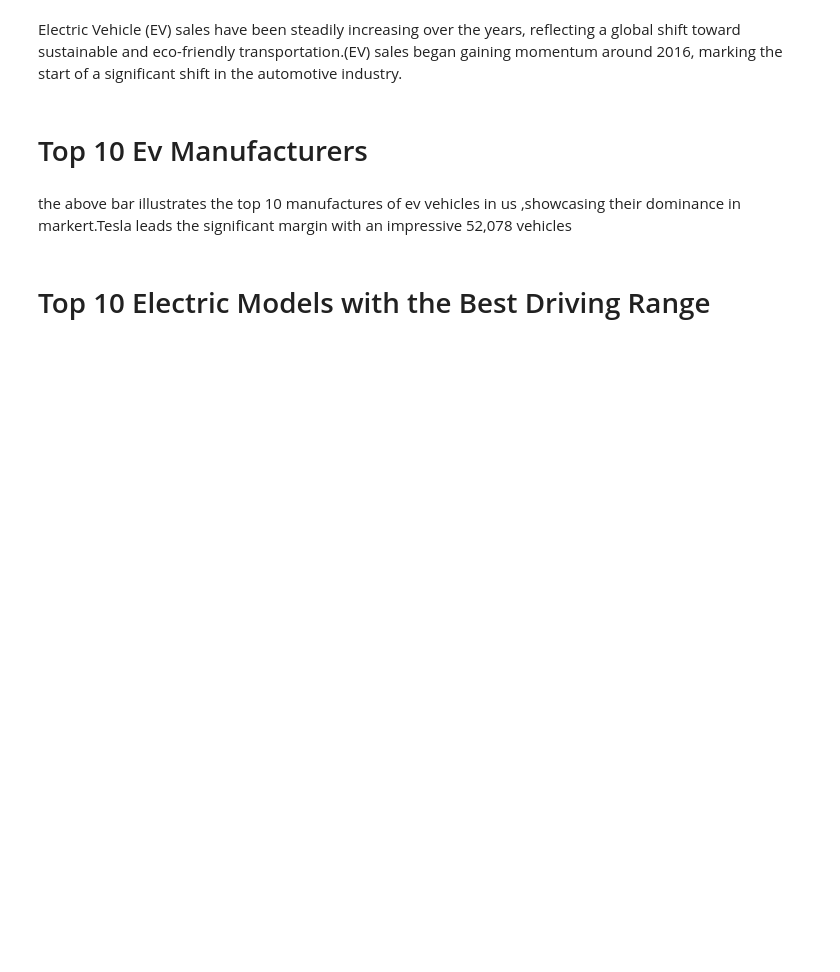
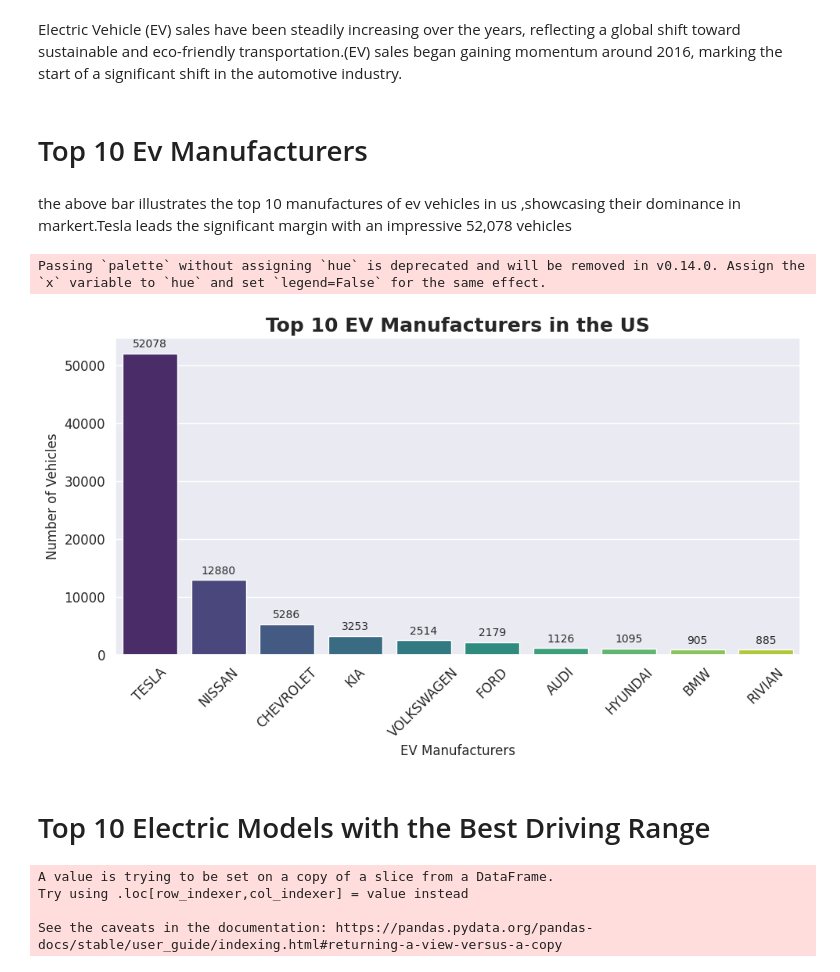
Before and after one commit to shameem11/Data-Analytics, a Jupyter notebook: Ev_vehicle_Market_Analysis.ipynb, the cells around one changed output. Cells and saved outputs as stored; diff of their text form; code cells hidden in the pictures; blank space fills up the shorter version.

```diff
--- a/Ev_vehicle_Market_Analysis.ipynb
+++ b/Ev_vehicle_Market_Analysis.ipynb
@@ -151,15 +143,85 @@ fig.show()
 # %% [markdown]
 the above bar illustrates the top 10 manufactures of ev vehicles in us ,showcasing their dominance in markert.Tesla leads the significant margin with an impressive 52,078 vehicles
+# %%
+Data_bev = Ev_Data[Ev_Data['Electric Vehicle Type'] == 'Battery Electric Vehicle (BEV)']
+
+Top_companies = Data_bev['Make'].value_counts(ascending=False).head(10).reset_index()
+Top_companies.columns = ['Make', 'Count']
+
+
+sns.set_style("darkgrid")
+
+# Create the bar plot
+plt.figure(figsize=(10, 6))
+bar_plot = sns.barplot(
+    data=Top_companies,
+    x='Make',
+    y='Count',
+    palette='viridis'
+)
+
+
+bar_plot.set_title('Top 10 EV Manufacturers in the US', fontsize=18, weight='bold', loc='center')
+bar_plot.set_xlabel('EV Manufacturers', fontsize=12)
+bar_plot.set_ylabel('Number of Vehicles', fontsize=12)
+bar_plot.tick_params(axis='x', rotation=45)
+
+
+for i, bar in enumerate(bar_plot.patches):
+    bar_plot.annotate(
+        format(bar.get_height(), '.0f'),
+        (bar.get_x() + bar.get_width() / 2., bar.get_height()),
+        ha='center', va='center',
+        size=10, xytext=(0, 8),
+        textcoords='offset points'
+    )
+
+# Show the plot
+plt.tight_layout()
+plt.show()
+# %% [output]
+Passing `palette` without assigning `hue` is deprecated and will be removed in v0.14.0. Assign the `x` variable to `hue` and set `legend=False` for the same effect.
+[figure, added]
 # %% [markdown]
 # Top 10 Electric Models with the Best Driving Range
 # %%
+import plotly.express as px
+
 Ev_bev = Ev_Data[Ev_Data['Electric Vehicle Type'] == 'Battery Electric Vehicle (BEV)']
+Ev_bev['Electric Range'] = pd.to_numeric(Ev_bev['Electric Range'], errors='coerce')
+# Get the top 10 most frequent ranges
 top_range = Ev_bev['Electric Range'].value_counts(ascending=False).head(10).index
+# Filter for models with the top ranges
+top_range_models = Ev_bev[Ev_bev['Electric Range'].isin(top_range)]
+# Prepare the result DataFrame
+result = (
+    top_range_models[['Make', 'Model', 'Electric Range']]
+    .drop_duplicates()
+    .sort_values(by='Electric Range', ascending=False)
+)
+# Plot the bar chart
+fig = px.bar(
+    data_frame=result,
+    x='Model',
+    y='Electric Range',
+    title='Top Models by Electric Range',
+    labels={'Model': 'Car Model', 'Electric Range': 'Range (Miles)'},
+    template='plotly_dark',
+    color_discrete_sequence=['#636EFA'],  # Set a custom color
+    height=600
+)
 
+# Customize the layout
+fig.update_layout(
+    xaxis_title="Car Model",
+    yaxis_title="Electric Range (Miles)",
+    xaxis=dict(tickangle=45),
+    plot_bgcolor='rgba(0, 0, 0, 0)'
+)
 
-top_range_models = Ev_bev[Ev_bev['Electric Range'].isin(top_range)]
-result = top_range_models[['Make','Model','Electric Range']].drop_duplicates().sort_values(by='Electric Range', ascending=False)
-
-
-fig = px.bar(data_frame = result,x='Model',y='Electric Range')
 fig.show()
+# %% [output]
+A value is trying to be set on a copy of a slice from a DataFrame.
+Try using .loc[row_indexer,col_indexer] = value instead
+
+See the caveats in the documentation: https://pandas.pydata.org/pandas-docs/stable/user_guide/indexing.html#returning-a-view-versus-a-copy
```
Also changed, not shown: parts of 8 cells of this notebook.
